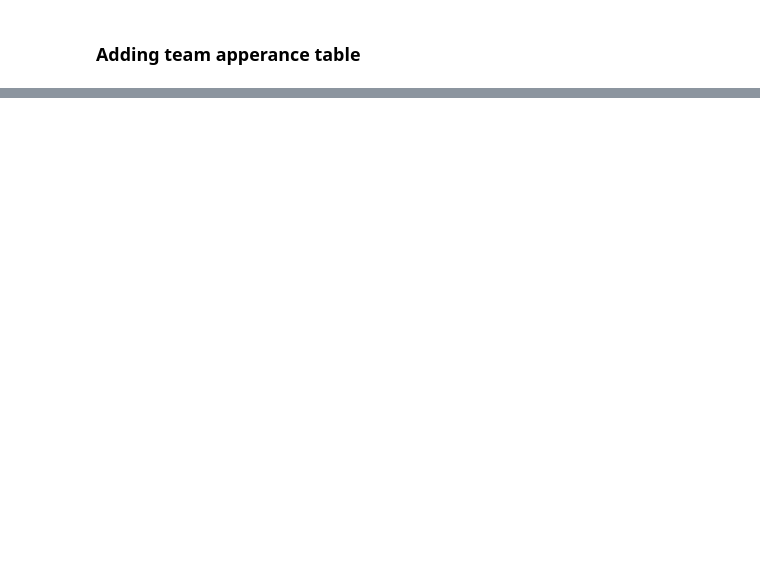
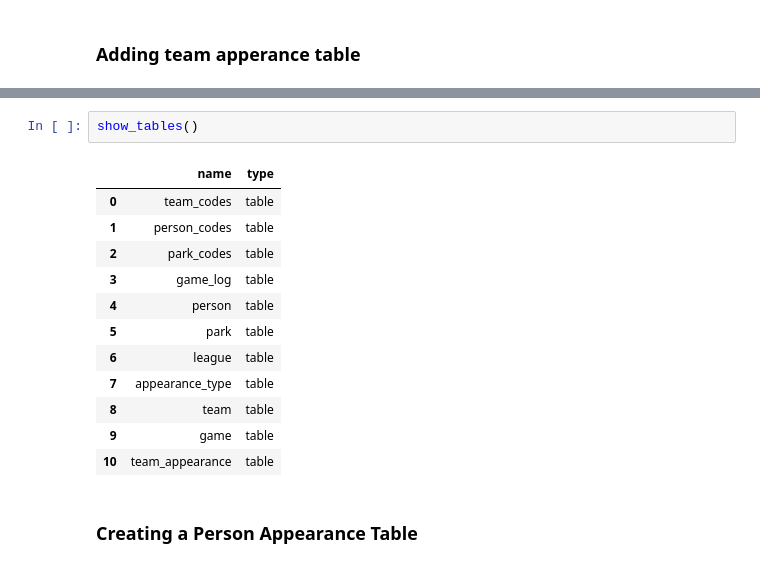
Before and after one commit to fcdiomede/Dataquest_Projects, a Jupyter notebook: Project_12/Database_Creation_GP.ipynb, the cells around one changed output, grey strips where cells are left out. Drawn from its saved outputs; the diff is of its cells as text; blank space fills up the shorter version.

```diff
--- a/Project_12/Database_Creation_GP.ipynb
+++ b/Project_12/Database_Creation_GP.ipynb
@@ -667,3 +668,20 @@ run_query(q)
 | 2 | ALT | ALT188405030 | 1 | UA | 5 | None | None | None | None | None | ... |
 | 3 | ALT | ALT188405050 | 1 | UA | 2 | None | None | None | None | None | ... |
 | 4 | ALT | ALT188405100 | 1 | UA | 9 | None | None | None | None | None | ... |
+# %%
+show_tables()
+# %% [output]
+|  | name | type |
+| 0 | team_codes | table |
+| 1 | person_codes | table |
+| 2 | park_codes | table |
+| 3 | game_log | table |
+| 4 | person | table |
+| 5 | park | table |
+| 6 | league | table |
+| 7 | appearance_type | table |
+| 8 | team | table |
+| 9 | game | table |
+| 10 | team_appearance | table |
+# %% [markdown]
+### Creating a Person Appearance Table
```
Also changed, not shown: parts of 21 cells of this notebook.
